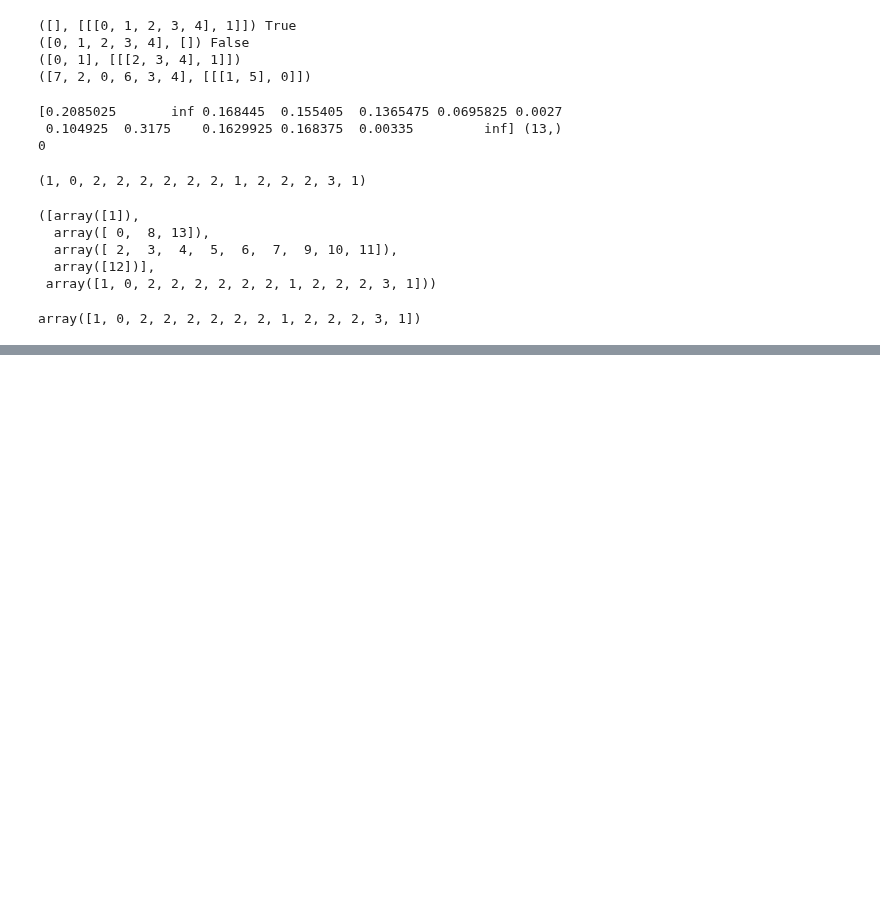
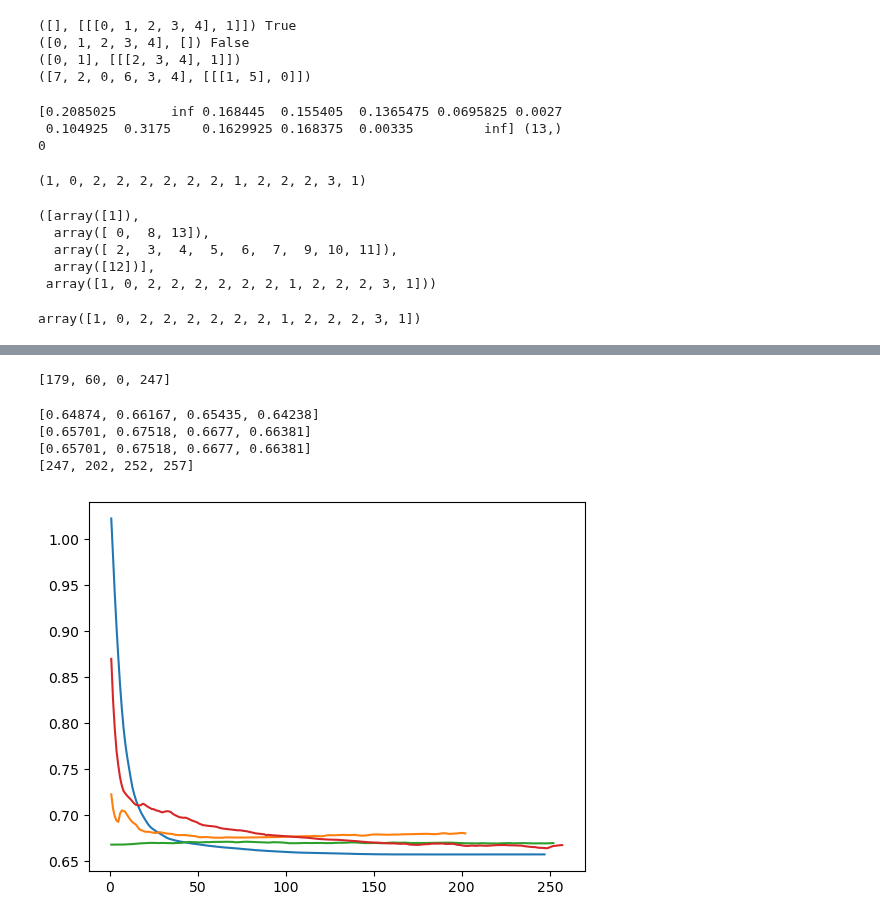
Before and after one commit to simon29st/ws2425-tab-ml, a Jupyter notebook: code/experiments.ipynb, the cells around one changed output, grey strips where cells are left out. Saved outputs shown, nothing was run; the diff lists cells and outputs as text; code cells hidden in the pictures; blank space fills up the shorter version.

```diff
--- a/code/experiments.ipynb
+++ b/code/experiments.ipynb
@@ -213,0 +233,31 @@ np.float64(0.805428515925)
+# %%
+with open('export/diabetes/gen-0.json', 'r') as f:
+    file_content = json.load(f)
+population = file_content['population']
+offspring = file_content['offspring']
+pareto_front = file_content['pareto']
+# %%
+ids = np.random.choice(a=len(population), size=4, replace=False)
+# %%
+epochs = [population[id]['metrics']['epochs'][0] for id in ids]
+epochs
+# %% [output]
+[179, 60, 0, 247]
+# %%
+lowest_losses = [population[id]['metrics']['performance']['loss'][0][0] for id in ids]
+print(lowest_losses)
+
+ys = [population[id]['metrics']['performance']['loss'][0][1] for id in ids]
+print([min(y) for y in ys])
+print([y[epoch] for y, epoch in zip(ys, epochs)])
+
+xs = [[j+1 for j in range(len(y))] for y in ys]
+for x, y in zip(xs, ys):
+    plt.plot(x, y)
+print([len(y) for y in ys])
+# %% [output]
+[0.64874, 0.66167, 0.65435, 0.64238]
+[0.65701, 0.67518, 0.6677, 0.66381]
+[0.65701, 0.67518, 0.6677, 0.66381]
+[247, 202, 252, 257]
+[figure, added]
```
Also changed, not shown: parts of 3 cells of this notebook, 2 other files.
